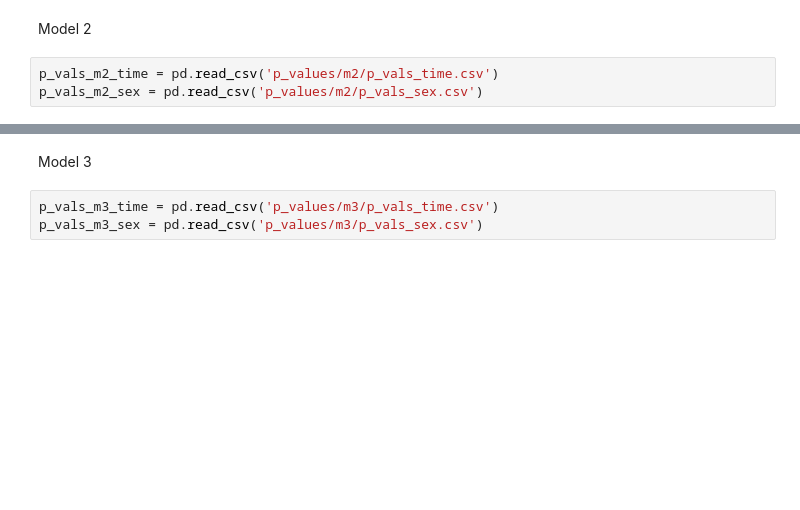
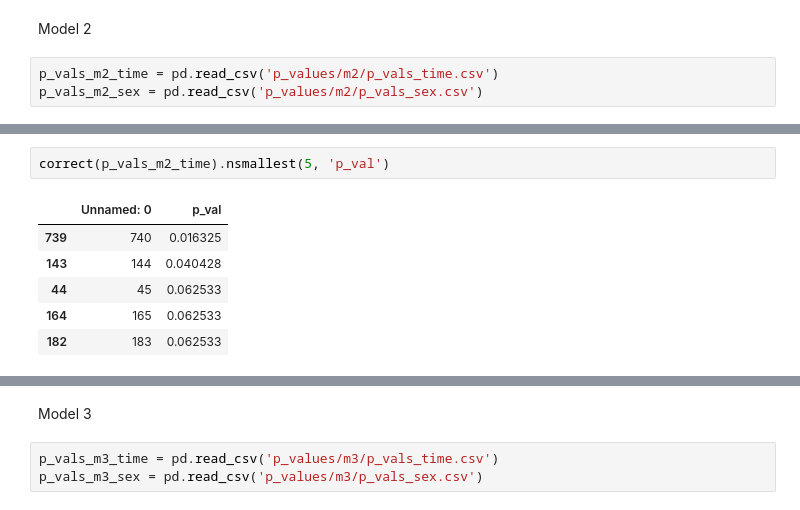
Before and after one commit to danielchang2002/FecalMetabolomics, a Jupyter notebook: FecalMetabolomics3.ipynb, the cells around one changed output, grey strips where cells are left out. Saved outputs shown, nothing was run; the diff lists cells and outputs as text; blank space fills up the shorter version.

```diff
--- a/FecalMetabolomics3.ipynb
+++ b/FecalMetabolomics3.ipynb
@@ -430,0 +440,9 @@ p_vals_m2_time.nsmallest(5, 'p_val')
+# %%
+correct(p_vals_m2_time).nsmallest(5, 'p_val')
+# %% [output]
+|  | Unnamed: 0 | p_val |
+| 739 | 740 | 0.016325 |
+| 143 | 144 | 0.040428 |
+| 44 | 45 | 0.062533 |
+| 164 | 165 | 0.062533 |
+| 182 | 183 | 0.062533 |
```
Also changed, not shown: parts of 24 cells of this notebook.
